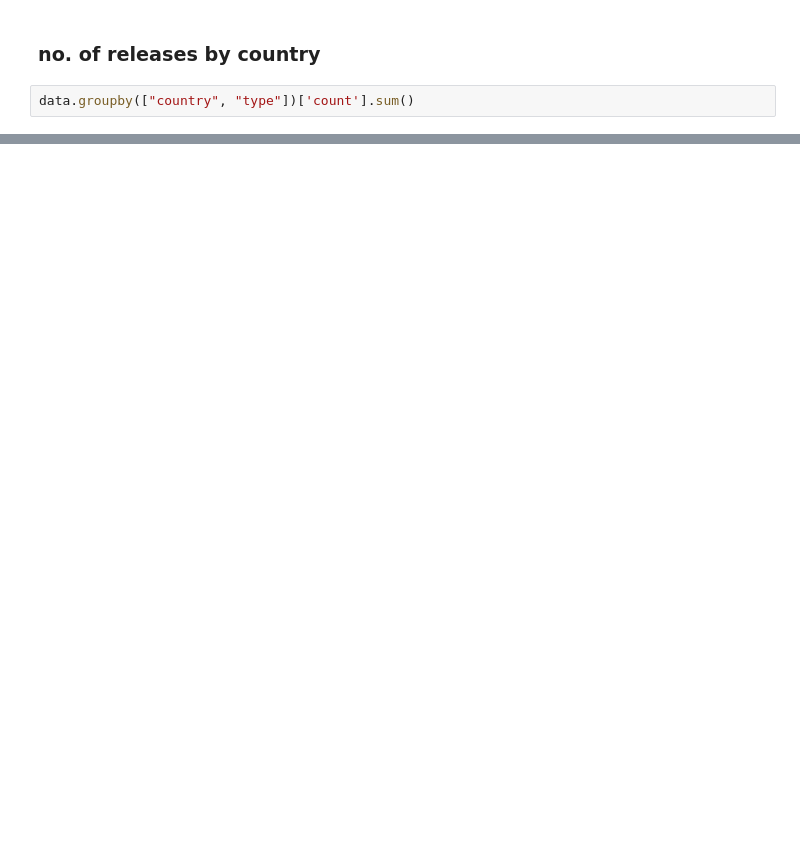
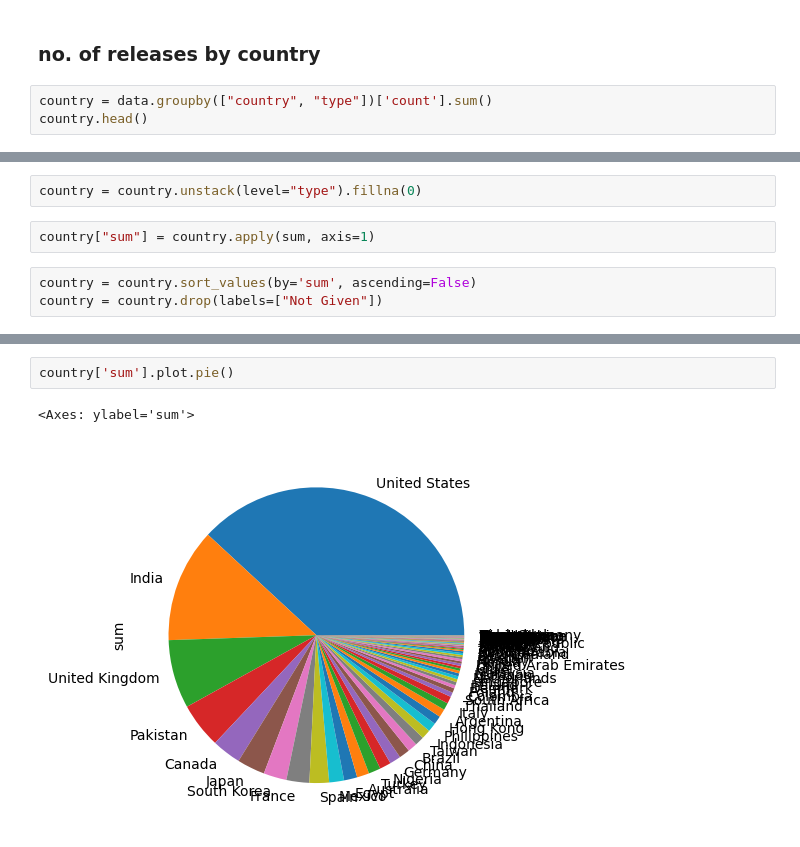
Before and after one commit to umais2005/Netflix-Analysis, a Jupyter notebook: Netflix EDA.ipynb, the cells around one changed output, grey strips where cells are left out. Cells and saved outputs as stored; diff of their text form; blank space fills up the shorter version.

Commit message:
"PIE CHART BY MOVIES COUNTRY"

```diff
--- a/Netflix EDA.ipynb
+++ b/Netflix EDA.ipynb
@@ -113,5 +121,6 @@ data.head()
 # %% [markdown]
 ### no. of releases by country
 # %%
-data.groupby(["country", "type"])['count'].sum()
+country = data.groupby(["country", "type"])['count'].sum()
+country.head()
 # %% [output]
@@ -130,0 +134,7 @@ Name: count, Length: 138, dtype: int64
+# %%
+country = country.unstack(level="type").fillna(0)
+# %%
+country["sum"] = country.apply(sum, axis=1)
+# %%
+country = country.sort_values(by='sum', ascending=False)
+country = country.drop(labels=["Not Given"])
@@ -130,0 +151,5 @@ Name: count, Length: 138, dtype: int64
+# %%
+country['sum'].plot.pie()
+# %% [output]
+<Axes: ylabel='sum'>
+[figure, added]
```
Also changed, not shown: parts of 3 cells of this notebook.
